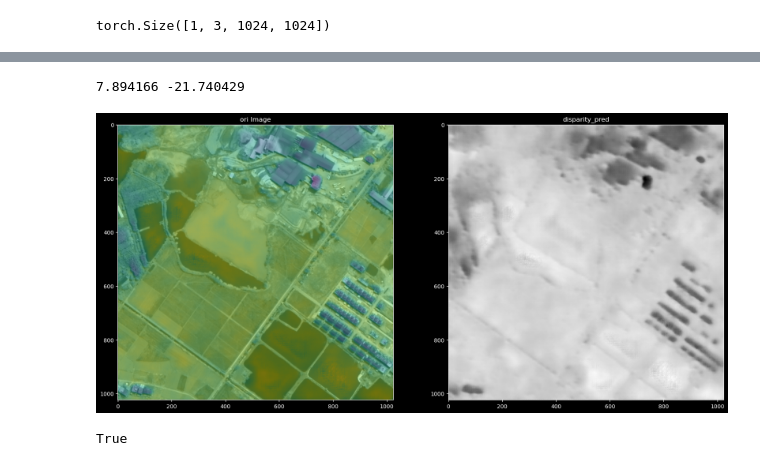
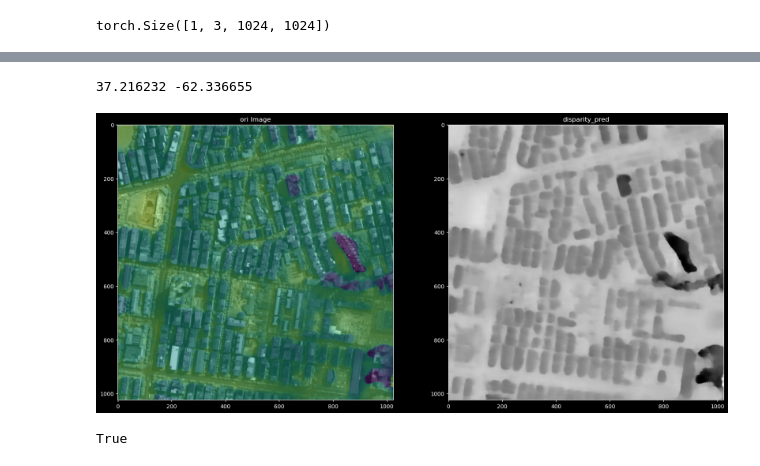
Before and after one commit to MianHtan/PSMNet-Cover, a Jupyter notebook: demo.ipynb, the cells around one changed output, grey strips where cells are left out. Cells and saved outputs as stored; diff of their text form; code cells hidden in the pictures.

```diff
--- a/demo.ipynb
+++ b/demo.ipynb
@@ -14,27 +14,26 @@ device = torch.device("cuda:0" if torch.cuda.is_available else "cpu")
 # left_path = '/home/lab1/datasets/DFC2019_track2_grayscale_8bit/Track2-RGB-1/JAX_022_011_004_LEFT_RGB.tif'
 # right_path = '/home/lab1/datasets/DFC2019_track2_grayscale_8bit/Track2-RGB-1/JAX_022_011_004_RIGHT_RGB.tif'
 # disp_path = '/home/lab1/datasets/DFC2019_track2_grayscale_8bit/Track2-RGB-1/JAX_022_011_004_LEFT_AGL.tif'
-left_path = '/home/lab1/datasets/whu_stereo_8bit/with_ground_truth/train/left/QC_left_259.tiff'
-right_path = '/home/lab1/datasets/whu_stereo_8bit/with_ground_truth/train/right/QC_right_259.tiff'
-disp_path = '/home/lab1/datasets/whu_stereo_8bit/with_ground_truth/train/disp/QC_disparity_259.tiff'
+left_path = '/home/lab1/datasets/whu_stereo_8bit/with_ground_truth/test/left/HY_left_16.tiff'
+right_path = '/home/lab1/datasets/whu_stereo_8bit/with_ground_truth/test/right/HY_right_16.tiff'
+disp_path = '/home/lab1/datasets/whu_stereo_8bit/with_ground_truth/test/disp/HY_disparity_16.tiff'
 # left_path = './img/JAX_004_009_007_LEFT_RGB.tif'
 # right_path = './img/JAX_004_009_007_RIGHT_RGB.tif'
 # disp_path = './img/JAX_004_009_007_LEFT_AGL.tif'
+size = [1024, 1024]
 # %%
-size = [1024, 1024]
-img_l = Image.open(left_path)
-img_l = img_l.resize(size)
-img_l = np.array(img_l)
-img_r = Image.open(right_path)
-img_r = img_r.resize(size)
-img_r = np.array(img_r)
+img_l = read_img(left_path, size)
+img_r = read_img(right_path, size)
 
 tensor_l = img_norm(img_l)
 tensor_r = img_norm(img_r)
 
-tensor_l = tensor_l.unsqueeze(0).to(device)
-tensor_r = tensor_r.unsqueeze(0).to(device)
-
+if img_l.dtype == 'uint16':
+    tensor_l = tensor_l.unsqueeze(0).repeat(1,3,1,1).to(device)
+    tensor_r = tensor_r.unsqueeze(0).repeat(1,3,1,1).to(device)
+else:
+    tensor_l = tensor_l.unsqueeze(0).to(device)
+    tensor_r = tensor_r.unsqueeze(0).to(device)
 print(tensor_l.shape)
 # %% [output]
 torch.Size([1, 3, 1024, 1024])
@@ -55,30 +51,32 @@ plt.show()
 # %%
 net = PSMNet()
-net.load_state_dict(torch.load('./checkpoints/WHUStereo/5_epoch_PSMNet_WHUStereo.pth'), strict=True)
+net.load_state_dict(torch.load('./checkpoints/WHUStereo/15_epoch_PSMNet_WHUStereo.pth'), strict=True)
 # net.eval()
 net = net.to(device)
 # %%
 if net.training:
     with torch.no_grad():
         disp1, disp2, disp3 = net(tensor_l, tensor_r, -64, 64)
         disp3 = disp3.squeeze().cpu().numpy()
         print(disp3.max(), disp3.min())
 else:
     with torch.no_grad():
-        disp3 = net(tensor_l, tensor_r, -32, 64)
+        disp3 = net(tensor_l, tensor_r, -64, 64)
         disp3 = disp3.squeeze().cpu().numpy()
         print(disp3.max(), disp3.min())
 #visualize
+if img_l.dtype == 'uint16':
+    img_l = img_l.squeeze(2)
 f, axis = plt.subplots(1, 2, figsize = (20,60))
 axis[0].imshow(img_l)
 axis[0].imshow(disp3, alpha=0.5)
 axis[0].set_title('ori Image')
 axis[1].imshow(disp3, cmap='gray')
 axis[1].set_title('disparity_pred')
 plt.show()
 # %% [output]
-7.894166 -21.740429
+37.216232 -62.336655
-[figure, old version]
+[figure, new version]
 # %%
 os.makedirs("demo_output", exist_ok=True)
 cv2.imwrite('./demo_output/img.tif', disp3)
```
Also changed, not shown: parts of 1 cell of this notebook, 4 other files.
